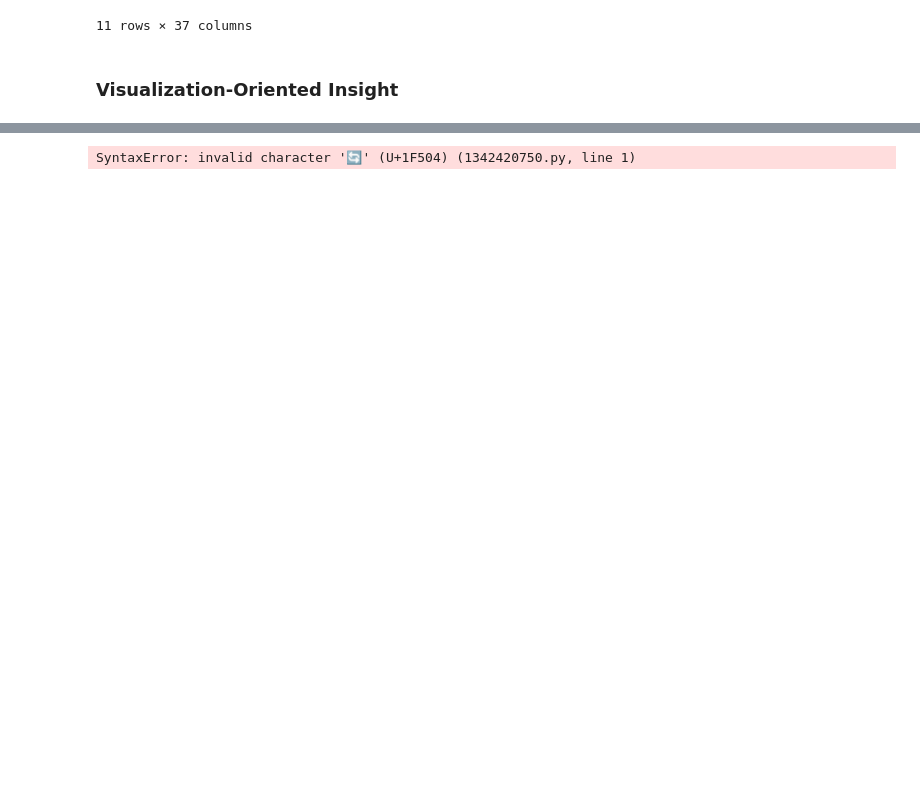
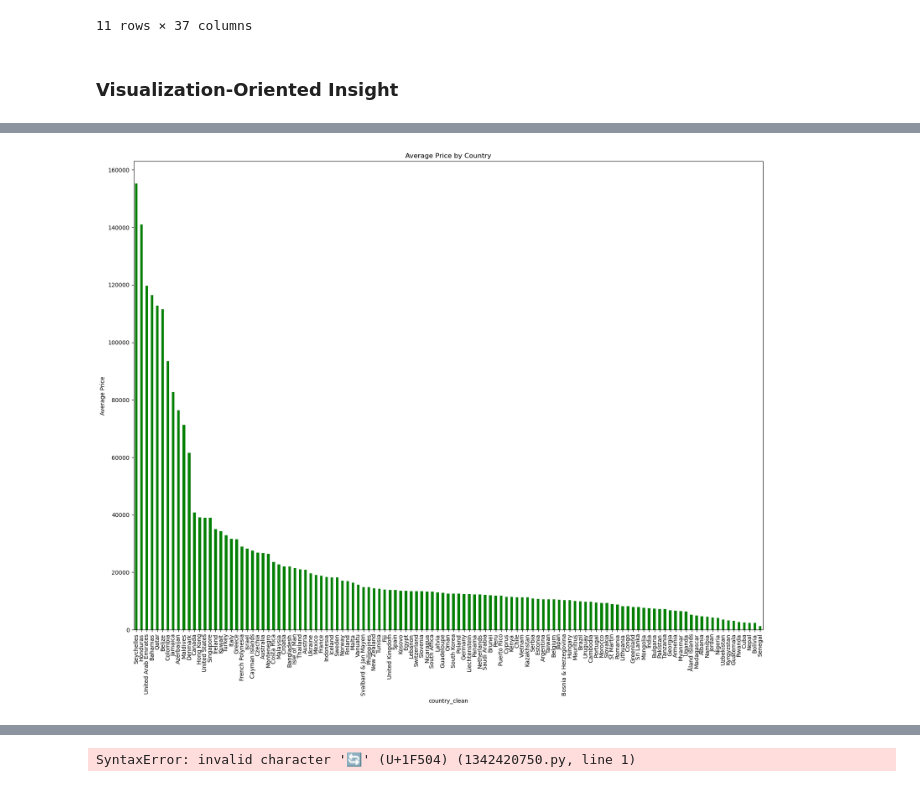
Before and after one commit to Ambily313/Airbnb-Listings-EDA-Data-Visualization, a Jupyter notebook: airbnb.ipynb, the cells around one changed output, grey strips where cells are left out. Saved outputs shown, nothing was run; the diff lists cells and outputs as text; code cells hidden in the pictures; blank space fills up the shorter version.

```diff
--- a/airbnb.ipynb
+++ b/airbnb.ipynb
@@ -322,7 +322,9 @@ Name: reviews, dtype: int32
 ### Grouping & Aggregation
 # %%
 # Group by country and calculate the average price.
-df.groupby('country_clean')['price'].mean()
+
+avg_price_by_country=df.groupby('country_clean')['price'].mean()
+avg_price_by_country
 # %% [output]
 country_clean
 Albania           4749.750000
@@ -735,2 +762,10 @@ SyntaxError: invalid syntax (1944131211.py, line 1)
 # %%
-Plot bar chart of average price by country.
+# Plot bar chart of average price by country.
+
+plt.figure(figsize=(20,15))
+avg_price_by_country.sort_values(ascending=False).plot(kind='bar', color='green')
+plt.title("Average Price by Country")
+plt.ylabel("Average Price")
+plt.show()
+# %% [output]
+[figure, added]
```
Also changed, not shown: parts of 11 cells of this notebook.
